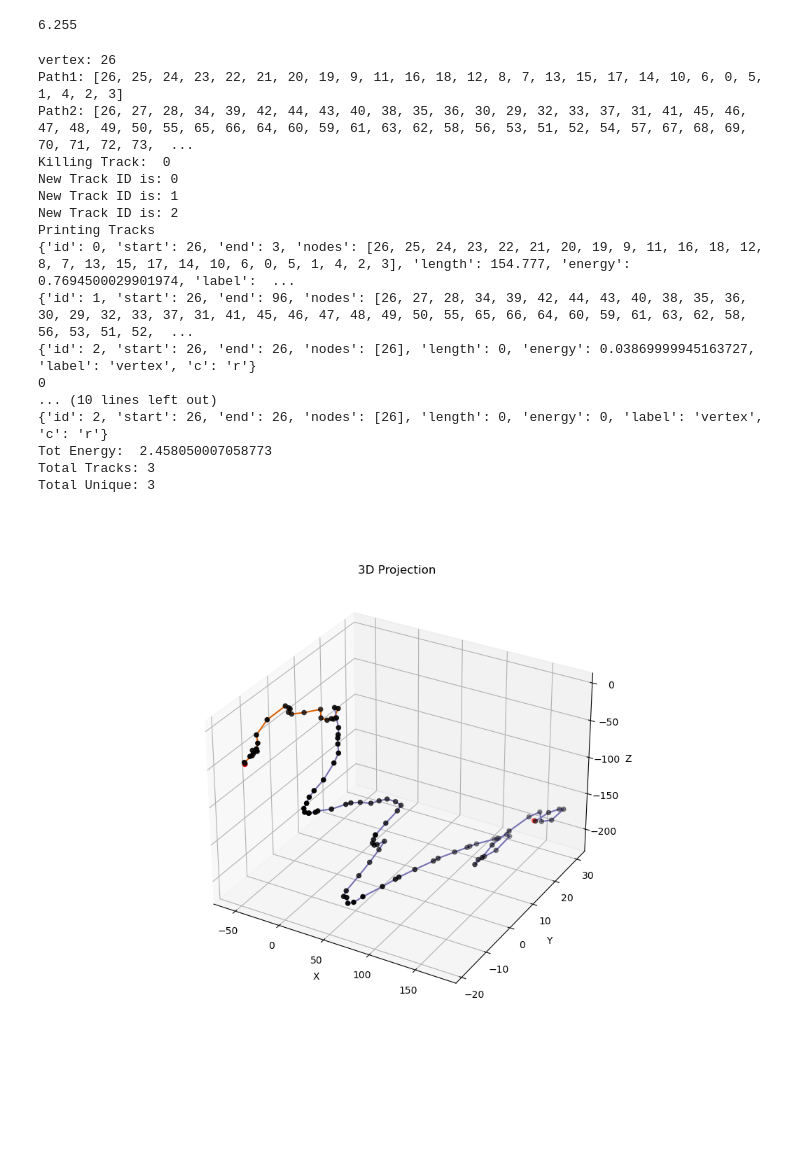
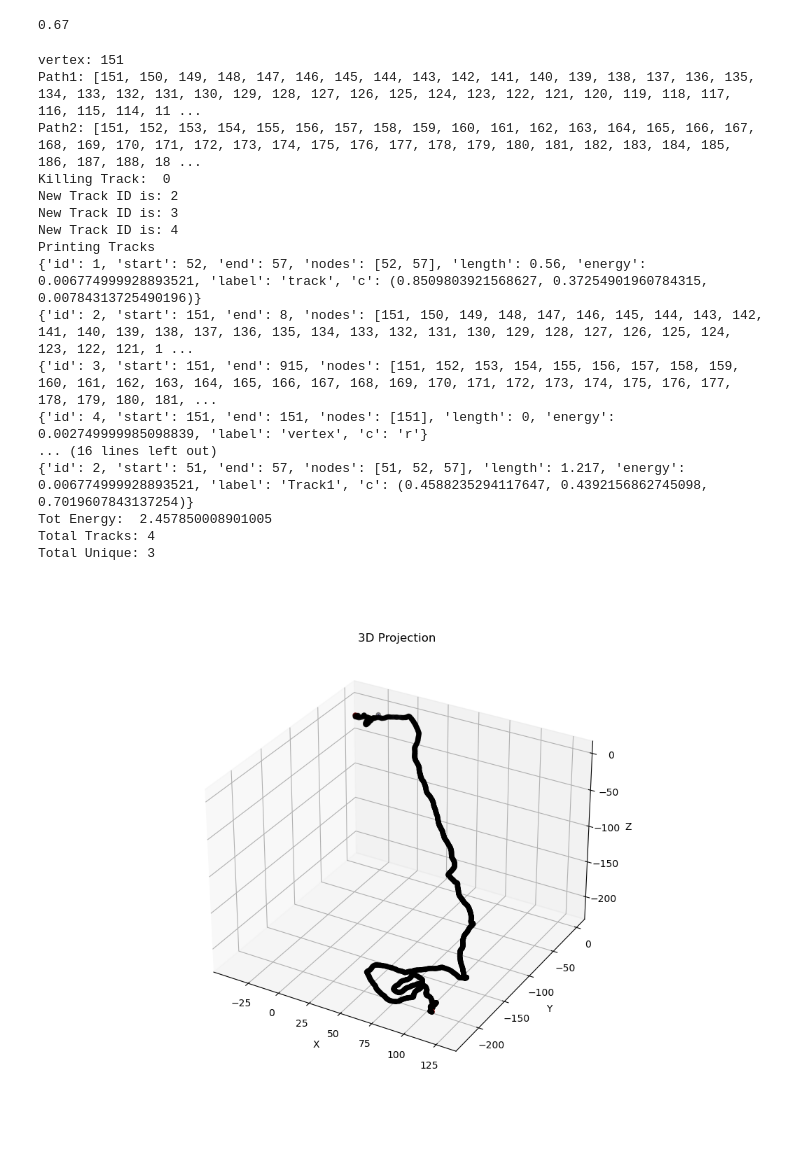
Before and after one commit to kvjmistry/NEXT_nudobe, a Jupyter notebook: workdir/TrackBuilder.ipynb, the cells around one changed output. Drawn from its saved outputs; the diff is of its cells as text; code cells hidden in the pictures; blank space fills up the shorter version.

```diff
--- a/workdir/TrackBuilder.ipynb
+++ b/workdir/TrackBuilder.ipynb
@@ -2,16 +2,13 @@
 import numpy as np
 import pandas as pd
 import matplotlib.pyplot as plt
-
-import pandas as pd
 from scipy.spatial import distance_matrix
-import numpy as np
 import matplotlib.pyplot as plt
 import itertools
 import copy
 
 # hits = pd.read_hdf('../../NEXT_nudobe/files/data/Leptoquark_SM_nexus.h5',"MC/hits")
-hits = pd.read_hdf('../../NEXT_nudobe/files/data/Leptoquark_SM_10mm_smear.h5',"MC/hits")
+hits = pd.read_hdf('../../NEXT_nudobe/files/data/Leptoquark_SM_1mm_smear.h5',"MC/hits")
 parts = pd.read_hdf('../../NEXT_nudobe/files/data/Leptoquark_SM_1mm_smear.h5',"MC/particles")
 
 display(hits)
@@ -32,7 +29,7 @@ display(hits)
 # %%
 %matplotlib widget
 
-event_num = 1835
+event_num = 1840
 
 data = hits[hits.event_id == event_num]
 
@@ -446,7 +444,7 @@ print(GetMeanNodeDist(Tracks))
 dist_threshold = 4*GetMeanNodeDist(Tracks)
 # dist_threshold = 10
 # %% [output]
-6.255
+0.67
 # %%
 # Now look to merge tracks that are close by and identify deltas
 
@@ -515,12 +513,15 @@ def AddConnectedTracks(curr_track,conn_track, delta_path, seg1_path, seg2_path,
 def AddConnectedTracksnoDelta(curr_track,conn_track, track1_path, UpdatedTracks):
 
     print("Joining tracks ",curr_track,", ",conn_track)
+    name = "track"
 
     # Remove the old tracks from the array
     for index, t in enumerate(UpdatedTracks):
 
         # remove the old tracks
         if (t["id"] == curr_track):
+            if (t["label"] == "Track1" or t["label"] == "Track2"):
+                name = t["label"]
             UpdatedTracks.pop(index)
 
     # Remove the old tracks from the array
@@ -528,7 +529,11 @@ def AddConnectedTracksnoDelta(curr_track,conn_track, track1_path, UpdatedTracks)
         # Get the same colour as the track
         if (t["id"] == conn_track):
             color = t["c"]
-            name = t["label"]
+
+            if (t["label"] == "Track1" or t["label"] == "Track2"):
+                name = t["label"]
+
+    print("Label is: ", name)
 
     track1_len, track1_e = GetTrackLengthEnergy(track1_path)
     Track1 = {"id":conn_track, "start":track1_path[0], "end":track1_path[-1], "nodes":track1_path, "length":track1_len, "energy":track1_e,"label":name,"c":color}
@@ -568,18 +573,18 @@ def UpdateAndMergeTrack(curr_track,conn_track, newpath, UpdatedTracks_):
     for index, t in enumerate(UpdatedTracks_):
 
         # Remove the old tracks from the array
-        for index, t in enumerate(UpdatedTracks):
+        for index, t in enumerate(UpdatedTracks_):
 
             # remove the old tracks
             if (t["id"] == curr_track):
-                UpdatedTracks.pop(index)
+                UpdatedTracks_.pop(index)
 
         # Remove the old tracks from the array
-        for index, t in enumerate(UpdatedTracks):
+        for index, t in enumerate(UpdatedTracks_):
             # remove the old tracks
             if (t["id"] == conn_track):
                 name=t["label"]
-                UpdatedTracks.pop(index)
+                UpdatedTracks_.pop(index)
 
     # Add the new merged track
     length, energy = GetTrackLengthEnergy(newpath)
@@ -801,47 +806,47 @@ print("Total Unique:", len(track_id_list))
 # Plot in 3D
 fig = plt.figure(figsize=(10, 8))
 ax = fig.add_subplot(111, projection='3d')
 colors = ['r' if count == 1 or count == 0 else 'g' if count == 3 else 'k' for count in connection_count]
 ax.scatter(data['x'], data['y'], data['z'], c=colors, marker='o')
 
 for Track in UpdatedTracks:
 
     for i,connection in enumerate(Track["nodes"]):
 
             if (i == len(Track["nodes"])-1):
                 break
 
             start_node = Track["nodes"][i]
             end_node = Track["nodes"][i+1]
 
             ax.plot([data['x'][start_node], data['x'][end_node]],
                     [data['y'][start_node], data['y'][end_node]],
                     [data['z'][start_node], data['z'][end_node]], color=Track["c"],linestyle="-")
 
 ax.set_xlabel('X')
 ax.set_ylabel('Y')
 ax.set_zlabel('Z')
 ax.set_title('3D Projection')
 plt.show()
 # %% [output]
-vertex: 26
-Path1: [26, 25, 24, 23, 22, 21, 20, 19, 9, 11, 16, 18, 12, 8, 7, 13, 15, 17, 14, 10, 6, 0, 5, 1, 4, 2, 3]
-Path2: [26, 27, 28, 34, 39, 42, 44, 43, 40, 38, 35, 36, 30, 29, 32, 33, 37, 31, 41, 45, 46, 47, 48, 49, 50, 55, 65, 66, 64, 60, 59, 61, 63, 62, 58, 56, 53, 51, 52, 54, 57, 67, 68, 69, 70, 71, 72, 73,  ...
+vertex: 151
+Path1: [151, 150, 149, 148, 147, 146, 145, 144, 143, 142, 141, 140, 139, 138, 137, 136, 135, 134, 133, 132, 131, 130, 129, 128, 127, 126, 125, 124, 123, 122, 121, 120, 119, 118, 117, 116, 115, 114, 11 ...
+Path2: [151, 152, 153, 154, 155, 156, 157, 158, 159, 160, 161, 162, 163, 164, 165, 166, 167, 168, 169, 170, 171, 172, 173, 174, 175, 176, 177, 178, 179, 180, 181, 182, 183, 184, 185, 186, 187, 188, 18 ...
 Killing Track:  0
-New Track ID is: 0
-New Track ID is: 1
 New Track ID is: 2
+New Track ID is: 3
+New Track ID is: 4
 Printing Tracks
-{'id': 0, 'start': 26, 'end': 3, 'nodes': [26, 25, 24, 23, 22, 21, 20, 19, 9, 11, 16, 18, 12, 8, 7, 13, 15, 17, 14, 10, 6, 0, 5, 1, 4, 2, 3], 'length': 154.777, 'energy': 0.7694500029901974, 'label':  ...
-{'id': 1, 'start': 26, 'end': 96, 'nodes': [26, 27, 28, 34, 39, 42, 44, 43, 40, 38, 35, 36, 30, 29, 32, 33, 37, 31, 41, 45, 46, 47, 48, 49, 50, 55, 65, 66, 64, 60, 59, 61, 63, 62, 58, 56, 53, 51, 52,  ...
-{'id': 2, 'start': 26, 'end': 26, 'nodes': [26], 'length': 0, 'energy': 0.03869999945163727, 'label': 'vertex', 'c': 'r'}
-0
-... (10 lines left out)
-{'id': 2, 'start': 26, 'end': 26, 'nodes': [26], 'length': 0, 'energy': 0, 'label': 'vertex', 'c': 'r'}
-Tot Energy:  2.458050007058773
-Total Tracks: 3
+{'id': 1, 'start': 52, 'end': 57, 'nodes': [52, 57], 'length': 0.56, 'energy': 0.006774999928893521, 'label': 'track', 'c': (0.8509803921568627, 0.37254901960784315, 0.00784313725490196)}
+{'id': 2, 'start': 151, 'end': 8, 'nodes': [151, 150, 149, 148, 147, 146, 145, 144, 143, 142, 141, 140, 139, 138, 137, 136, 135, 134, 133, 132, 131, 130, 129, 128, 127, 126, 125, 124, 123, 122, 121, 1 ...
+{'id': 3, 'start': 151, 'end': 915, 'nodes': [151, 152, 153, 154, 155, 156, 157, 158, 159, 160, 161, 162, 163, 164, 165, 166, 167, 168, 169, 170, 171, 172, 173, 174, 175, 176, 177, 178, 179, 180, 181, ...
+{'id': 4, 'start': 151, 'end': 151, 'nodes': [151], 'length': 0, 'energy': 0.002749999985098839, 'label': 'vertex', 'c': 'r'}
+... (16 lines left out)
+{'id': 2, 'start': 51, 'end': 57, 'nodes': [51, 52, 57], 'length': 1.217, 'energy': 0.006774999928893521, 'label': 'Track1', 'c': (0.4588235294117647, 0.4392156862745098, 0.7019607843137254)}
+Tot Energy:  2.457850008901005
+Total Tracks: 4
 Total Unique: 3
-[figure, old version]
+[figure, new version]
 # %%
 # Function to plot connections
 def plot_tracks(ax, x, y, connection_count, x_label, y_label):
```
Also changed, not shown: parts of 8 cells of this notebook, 3 other files.
